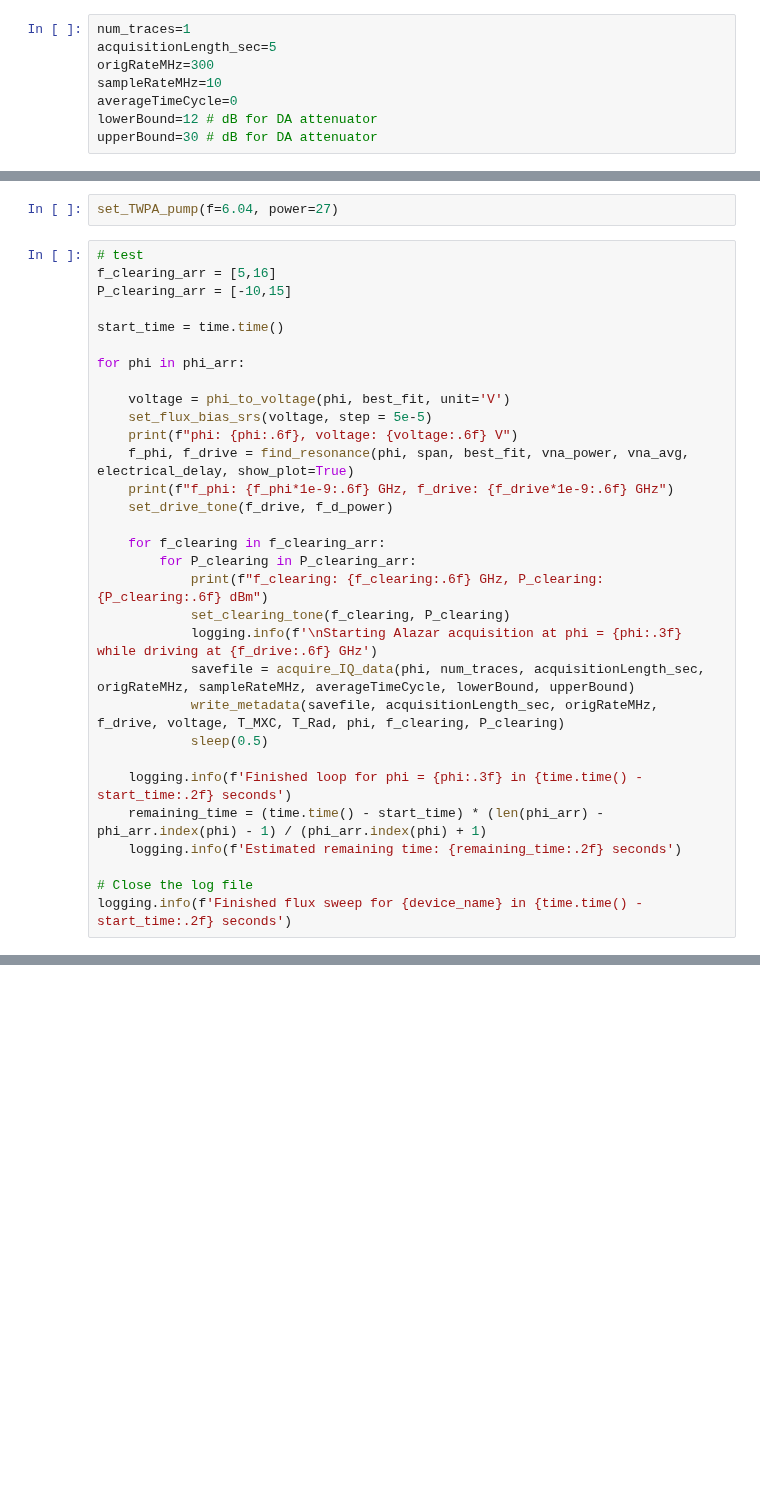
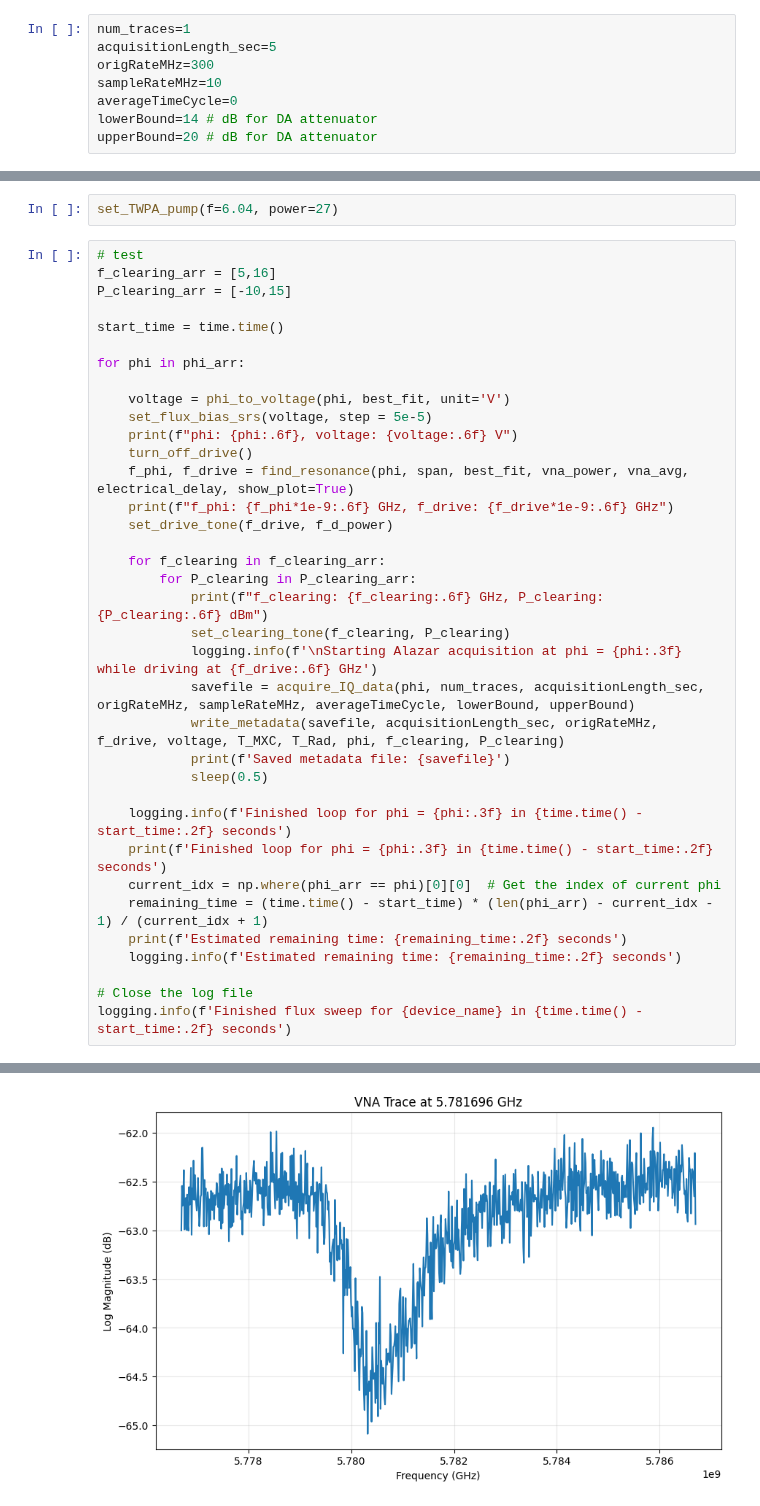
Before and after one commit to shanto268/QP_NBR_Experiments, a Jupyter notebook: experiment1.ipynb, the cells around one changed output, grey strips where cells are left out. Cells and saved outputs as stored; diff of their text form; blank space fills up the shorter version.

Commit message:
feat: add drive signal control and enhance IQ data acquisition logging

```diff
--- a/experiment1.ipynb
+++ b/experiment1.ipynb
@@ -116,8 +132,8 @@ acquisitionLength_sec=5
 origRateMHz=300
 sampleRateMHz=10
 averageTimeCycle=0
-lowerBound=12 # dB for DA attenuator
-upperBound=30 # dB for DA attenuator
+lowerBound=14 # dB for DA attenuator
+upperBound=20 # dB for DA attenuator
 # %% [markdown]
 ## The driver code
 # %%
@@ -143,6 +159,7 @@ for phi in phi_arr:
     voltage = phi_to_voltage(phi, best_fit, unit='V')
     set_flux_bias_srs(voltage, step = 5e-5)
     print(f"phi: {phi:.6f}, voltage: {voltage:.6f} V")
+    turn_off_drive()
     f_phi, f_drive = find_resonance(phi, span, best_fit, vna_power, vna_avg, electrical_delay, show_plot=True)
     print(f"f_phi: {f_phi*1e-9:.6f} GHz, f_drive: {f_drive*1e-9:.6f} GHz")
     set_drive_tone(f_drive, f_d_power)
@@ -154,11 +171,16 @@ for phi in phi_arr:
             logging.info(f'\nStarting Alazar acquisition at phi = {phi:.3f} while driving at {f_drive:.6f} GHz')
             savefile = acquire_IQ_data(phi, num_traces, acquisitionLength_sec, origRateMHz, sampleRateMHz, averageTimeCycle, lowerBound, upperBound)
             write_metadata(savefile, acquisitionLength_sec, origRateMHz, f_drive, voltage, T_MXC, T_Rad, phi, f_clearing, P_clearing)
+            print(f'Saved metadata file: {savefile}')
             sleep(0.5)
 
     logging.info(f'Finished loop for phi = {phi:.3f} in {time.time() - start_time:.2f} seconds')
-    remaining_time = (time.time() - start_time) * (len(phi_arr) - phi_arr.index(phi) - 1) / (phi_arr.index(phi) + 1)
+    print(f'Finished loop for phi = {phi:.3f} in {time.time() - start_time:.2f} seconds')
+    current_idx = np.where(phi_arr == phi)[0][0]  # Get the index of current phi
+    remaining_time = (time.time() - start_time) * (len(phi_arr) - current_idx - 1) / (current_idx + 1)
+    print(f'Estimated remaining time: {remaining_time:.2f} seconds')
     logging.info(f'Estimated remaining time: {remaining_time:.2f} seconds')
 
 # Close the log file
 logging.info(f'Finished flux sweep for {device_name} in {time.time() - start_time:.2f} seconds')
+# %% [output]
@@ -164,0 +193 @@ logging.info(f'Finished flux sweep for {device_name} in {time.time() - start_tim
+[figure, added]
```
Also changed, not shown: parts of 6 cells of this notebook, 1 other file.
